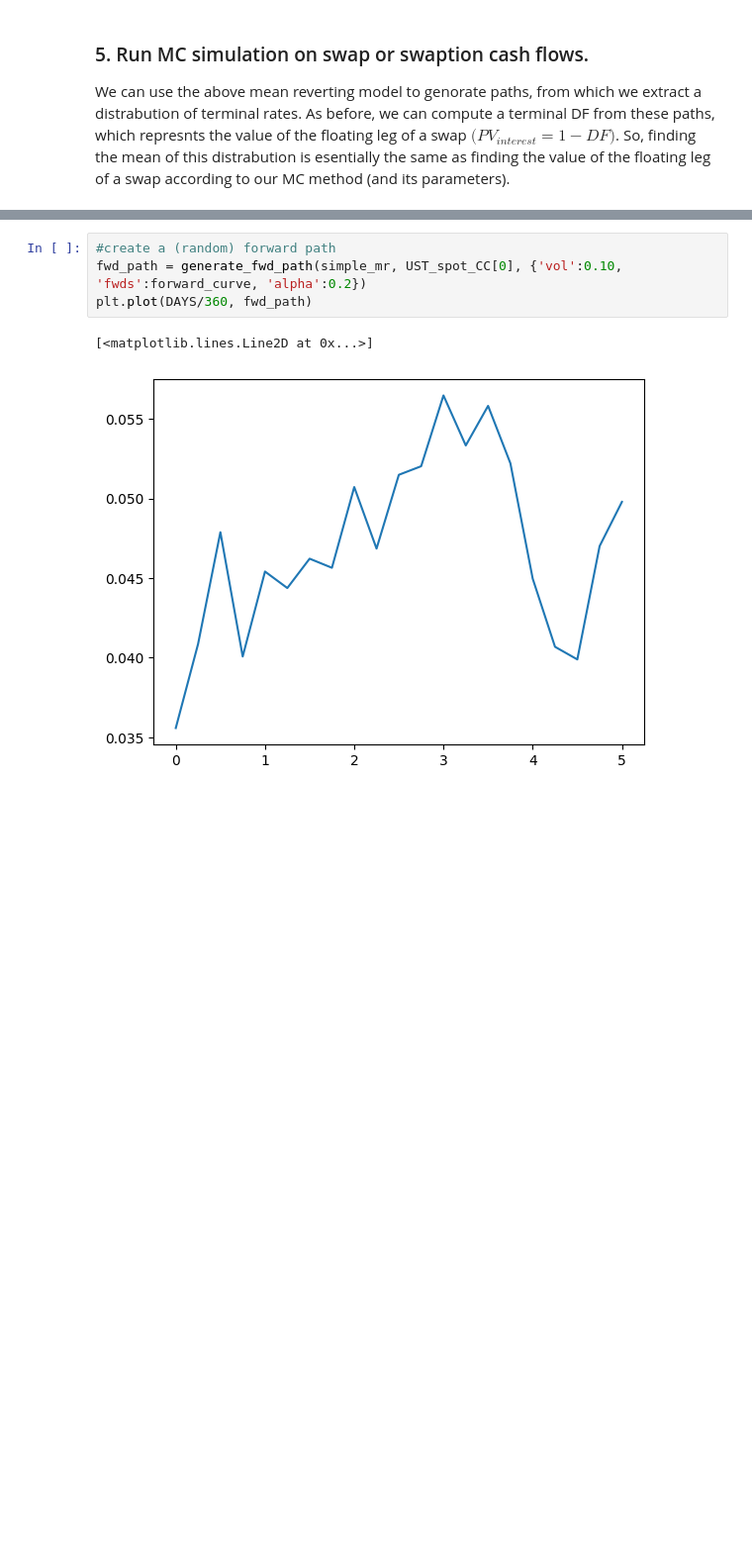
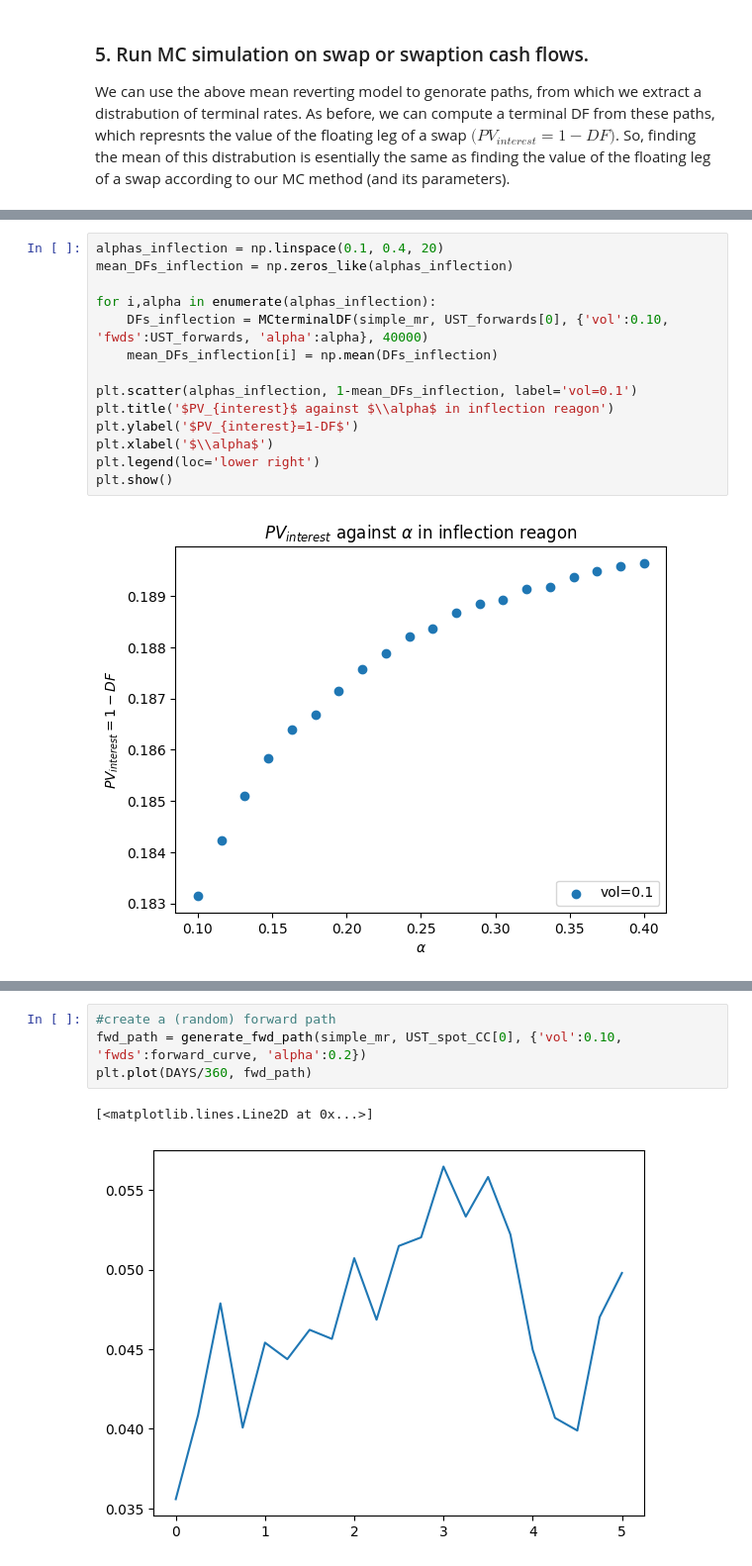
Before and after one commit to leo-megliola/swaptions, a Jupyter notebook: SWAPTION_MODEL.ipynb, the cells around one changed output, grey strips where cells are left out. Shown at 99% size. Cells and saved outputs as stored; diff of their text form; blank space fills up the shorter version.

```diff
--- a/SWAPTION_MODEL.ipynb
+++ b/SWAPTION_MODEL.ipynb
@@ -315,0 +350,16 @@ We can make these PVs more simular by tuneing the model parameters. For the abov
+# %%
+alphas_inflection = np.linspace(0.1, 0.4, 20)
+mean_DFs_inflection = np.zeros_like(alphas_inflection)
+
+for i,alpha in enumerate(alphas_inflection):
+    DFs_inflection = MCterminalDF(simple_mr, UST_forwards[0], {'vol':0.10, 'fwds':UST_forwards, 'alpha':alpha}, 40000)
+    mean_DFs_inflection[i] = np.mean(DFs_inflection)
+
+plt.scatter(alphas_inflection, 1-mean_DFs_inflection, label='vol=0.1')
+plt.title('$PV_{interest}$ against $\\alpha$ in inflection reagon')
+plt.ylabel('$PV_{interest}=1-DF$')
+plt.xlabel('$\\alpha$')
+plt.legend(loc='lower right')
+plt.show()
+# %% [output]
+[figure, added]
```
Also changed, not shown: parts of 15 cells of this notebook.
